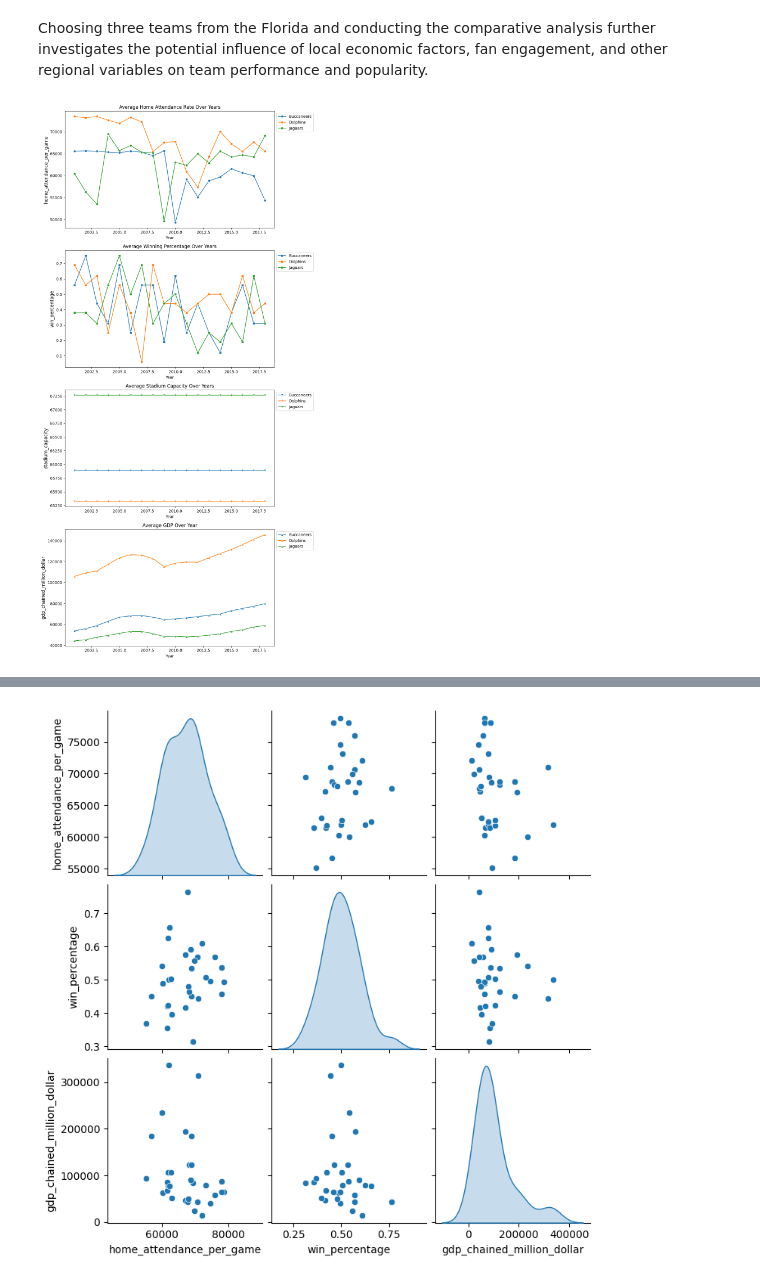
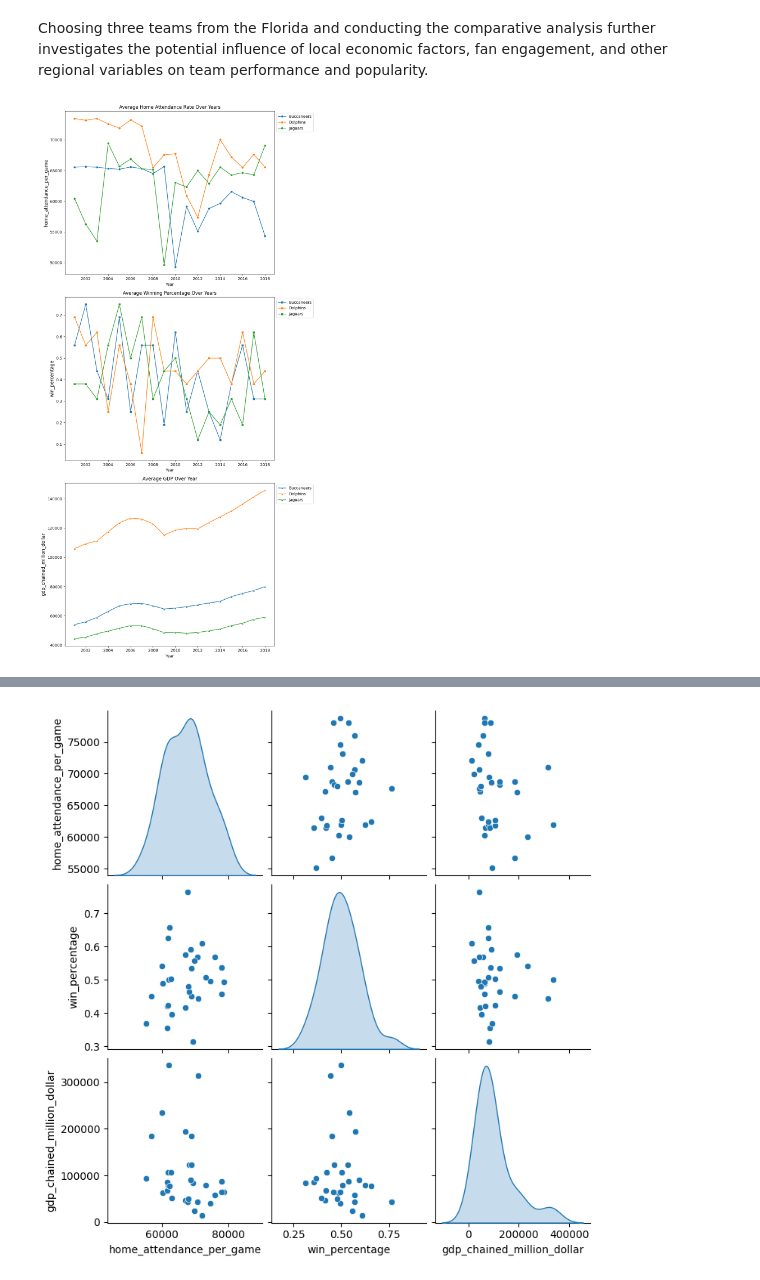
Before and after one commit to RaymoneXTY/SI618project_WN2024, a Jupyter notebook: part2_revised.ipynb, the cells around one changed output, grey strips where cells are left out. Drawn from its saved outputs; the diff is of its cells as text; code cells hidden in the pictures.

```diff
--- a/part2_revised.ipynb
+++ b/part2_revised.ipynb
@@ -666,9 +667,14 @@ average_gdp = (
     .reset_index()
 )
 # %%
-# Graph for average home attendance rate, winning percentage, and gdp over year for Texans and Chargers
+# Graph for average home attendance rate, winning percentage, and gdp over year for Texans and Titans
 def plot_graphs(data):
     fig, ax = plt.subplots(3, 1, figsize=(10, 15))  # Increase figure size
+    for axis in ax:
+        # Set x-ticks to be integer values
+        axis.xaxis.set_major_locator(
+            ticker.MaxNLocator(integer=True)
+        )  # Referenced from GEN AI to set x-ticks to be integer values
 
     # Home Attendance Rate
     sns.lineplot(
@@ -680,7 +686,9 @@ def plot_graphs(data):
         marker="o",
     )
     ax[0].set_title("Average Home Attendance Rate Over Year")
-    ax[0].legend(loc="upper left", bbox_to_anchor=(1, 1))  # Move legend out of plot
+    ax[0].legend(
+        loc="upper left", bbox_to_anchor=(1, 1)
+    )  # Move the legend to the right
 
     # Winning Percentage
     sns.lineplot(
@@ -692,7 +700,9 @@ def plot_graphs(data):
         marker="s",
     )
     ax[1].set_title("Average Winning Percentage Over Year")
-    ax[1].legend(loc="upper left", bbox_to_anchor=(1, 1))
+    ax[1].legend(
+        loc="upper left", bbox_to_anchor=(1, 1)
+    )  # Move the legend to the right
 
     # GDP
     sns.lineplot(
@@ -704,7 +714,9 @@ def plot_graphs(data):
         marker="^",
     )
     ax[2].set_title("Average GDP Over Year")
-    ax[2].legend(loc="upper left", bbox_to_anchor=(1, 1))
+    ax[2].legend(
+        loc="upper left", bbox_to_anchor=(1, 1)
+    )  # Move the legend to the right
 
     for axis in ax:
         axis.set_xlabel("Year")  # Set x-axis label
@@ -782,10 +793,14 @@ average_gdp = (
 def plot_graphs(
     average_home_attendance_rate,
     average_winning_percentage,
-    average_stadium_capacity,
     average_gdp,
 ):
-    fig, ax = plt.subplots(4, 1, figsize=(10, 20))  # Increase figure size
+    fig, ax = plt.subplots(3, 1, figsize=(10, 20))  # Increase figure size
+
+    for axis in ax:
+        axis.xaxis.set_major_locator(
+            ticker.MaxNLocator(integer=True)
+        )  # Referenced from GEN AI to set x-ticks to be integer values
 
     # Home Attendance Rate
     sns.lineplot(
@@ -811,52 +826,39 @@ def plot_graphs(
     ax[1].set_title("Average Winning Percentage Over Years")
     ax[1].legend(loc="upper left", bbox_to_anchor=(1, 1))
 
-    # Stadium Capacity
-    sns.lineplot(
-        data=average_stadium_capacity,
-        x="year",
-        y="stadium_capacity",
-        hue="team_name",
-        ax=ax[2],
-        marker="v",
-    )
-    ax[2].set_title("Average Stadium Capacity Over Years")
-    ax[2].legend(loc="upper left", bbox_to_anchor=(1, 1))
-
     # GDP
     sns.lineplot(
         data=average_gdp,
         x="year",
         y="gdp_chained_million_dollar",
         hue="team_name",
-        ax=ax[3],
+        ax=ax[2],
         marker="^",
     )
-    ax[3].set_title("Average GDP Over Year")
-    ax[3].legend(loc="upper left", bbox_to_anchor=(1, 1))
+    ax[2].set_title("Average GDP Over Year")
+    ax[2].legend(loc="upper left", bbox_to_anchor=(1, 1))
 
     for axis in ax:
         axis.set_xlabel("Year")  # Set x-axis label
         axis.set_ylabel(
             axis.get_ylabel(), fontsize=12
         )  # Set y-axis label with larger font
         axis.tick_params(
             axis="both", which="major", labelsize=10
         )  # Set larger tick labels
 
     plt.tight_layout()
     plt.show()
 
 
 # now call the function to plot the graphs
 plot_graphs(
     average_home_attendance_rate,
     average_winning_percentage,
-    average_stadium_capacity,
     average_gdp,
 )
 # %% [output]
-[figure, old version]
+[figure, new version]
 # %% [markdown]
 **Average Home Attendance Rate Over Years:**
 
```
Also changed, not shown: parts of 32 cells of this notebook, 1 other file.
